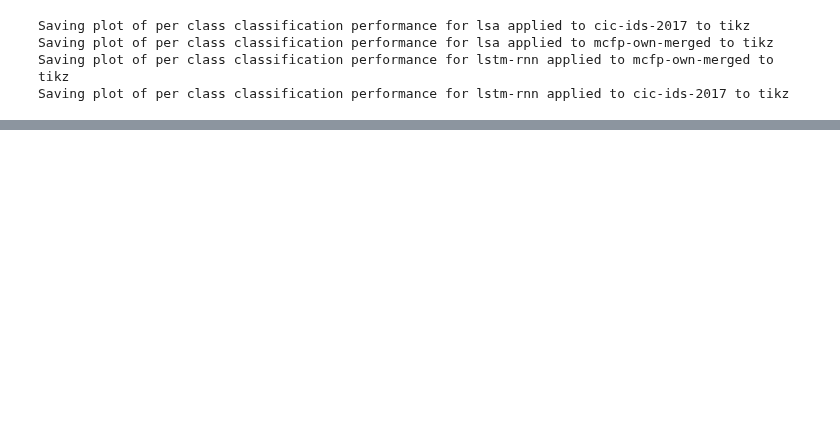
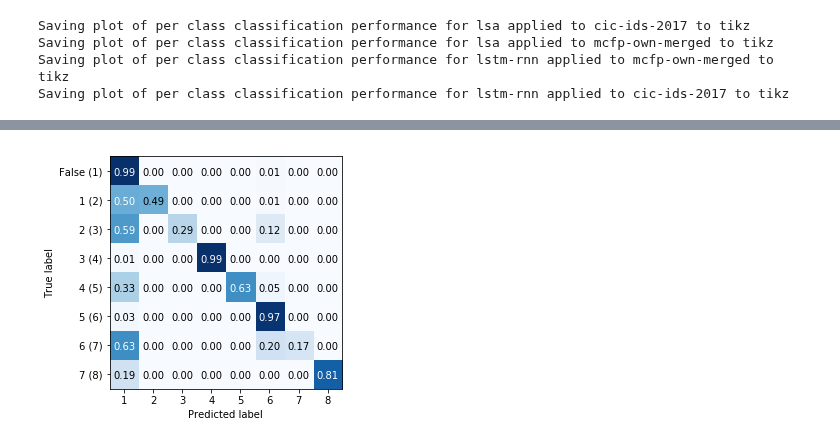
Before and after one commit to kidmose/lstm-rnn-correlation, a Jupyter notebook: results.ipynb, the cells around one changed output, grey strips where cells are left out. Cells and saved outputs as stored; diff of their text form; code cells hidden in the pictures; blank space fills up the shorter version.

```diff
--- a/results.ipynb
+++ b/results.ipynb
@@ -352,0 +384,99 @@ ValueError: unsupported pickle protocol: 4
+# %%
+# confusion matrix
+def read_confusion_matrix(method, dataset):
+    res = []
+    key = '/cm_inc_inc/validation/index_%i_%i/' % ps[method, dataset]
+    for repetition, fn in enumerate(m_files[method, dataset]):
+        conf_matrix = None
+        try:
+            conf_matrix = pd.read_hdf(fn, key)
+        except ValueError as e:
+            if 'unsupported pickle protocol: 4' in str(e):
+                raise ValueError(e, 'Use the env of ./lsa-correlation/ to read this newer pickle version')
+
+        res += [conf_matrix]
+
+    return sum(res)
+
+inc_inc_conf_mats = dict()
+for (method, dataset) in m_files:
+    inc_inc_conf_mats[method, dataset] = read_confusion_matrix(method, dataset)
+# %%
+def plot_confusion_matrix(
+    cm, classes,
+    normalize=False,
+    title='Confusion matrix',
+    cmap=plt.cm.Blues
+):
+    """
+    This function plots the confusion matrix.
+    Normalization can be applied by setting `normalize=True`.
+    """
+    if normalize:
+        cm = cm.astype('float') / cm.sum(axis=1)[:, np.newaxis]
+
+    plt.imshow(cm, interpolation='nearest', cmap=cmap)
+    tick_marks = np.arange(len(classes))
+    x_classes = np.arange(1, len(classes)+1) # Only numbers
+    plt.xticks(tick_marks, x_classes)
+    y_classes = map(
+    lambda tup : "%s (%s)" % tup,
+        zip(classes, x_classes),
+    )
+    plt.yticks(tick_marks, y_classes)
+
+    fmt = '.2f' if normalize else 'd'
+    thresh = cm.max() / 2.
+    for i, j in itertools.product(range(cm.shape[0]), range(cm.shape[1])):
+        plt.text(j, i+0.15, format(cm[i, j], fmt),
+                 horizontalalignment="center",
+                 color="white" if cm[i, j] > thresh else "black")
+
+    plt.tight_layout()
+    plt.ylabel('True label')
+    plt.xlabel('Predicted label')
+
+for (method, dataset), conf_mat in inc_inc_conf_mats.items():
+    # scale figure
+    # default_figsize = (4, 6) # appears suitable for 8 classes
+    # default_n_class = 8
+    # figsize=tuple(np.array(default_figsize) * conf_mat.shape[0]/default_n_class) # Scale accordingly
+    figsize = None
+    if 'cic-ids-2017' in dataset:
+        figsize = (8, 10)
+
+    # classes
+    cic_ids_2017_label_mapper = {
+        'Bot': 12,
+        'DDoS': 14,
+        'DoS GoldenEye': 6,
+        'DoS Hulk': 5,
+        'DoS Slowhttptest': 4,
+        'DoS slowloris': 3,
+        'FTP-Patator': 1,
+        'Heartbleed': 7,
+        'Infiltration': 11,
+        'PortScan': 13,
+        'SSH-Patator': 2,
+        'Web Attack - Brute Force': 8,
+        'Web Attack - Sql Injection': 10,
+        'Web Attack - XSS': 9,
+    }
+    cic_ids_2017_label_mapper = {v: k for k, v in cic_ids_2017_label_mapper.items()}
+    cic_ids_2017_label_mapper['benign'] = 'False alert'
+    mcfp_own_merged_mapper = {'benign': 'False'}
+    label_mapper = {
+        'mcfp-own-merged': mcfp_own_merged_mapper,
+        'cic-ids-2017': cic_ids_2017_label_mapper,
+    }
+    classes = [label_mapper[dataset].get(v, v) for v in conf_mat.index.values]
+
+    # Plot + save
+    fig, ax = plt.subplots(figsize=figsize)
+    plot_confusion_matrix(
+        conf_mat.values, classes,
+        normalize=True,
+    )
+    savefig(fig, 'confmat-%s-%s.pdf' % (method, dataset))
+    savefig(fig, 'confmat-%s-%s.pgf' % (method, dataset))
+# %% [output]
@@ -352,0 +491 @@ ValueError: unsupported pickle protocol: 4
+[figure, added]
```
Also changed, not shown: parts of 10 cells of this notebook, 1 other file.
